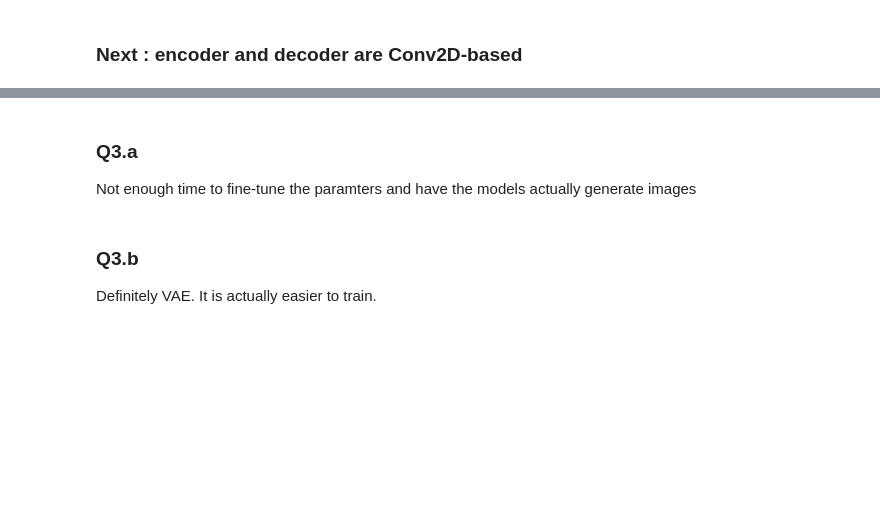
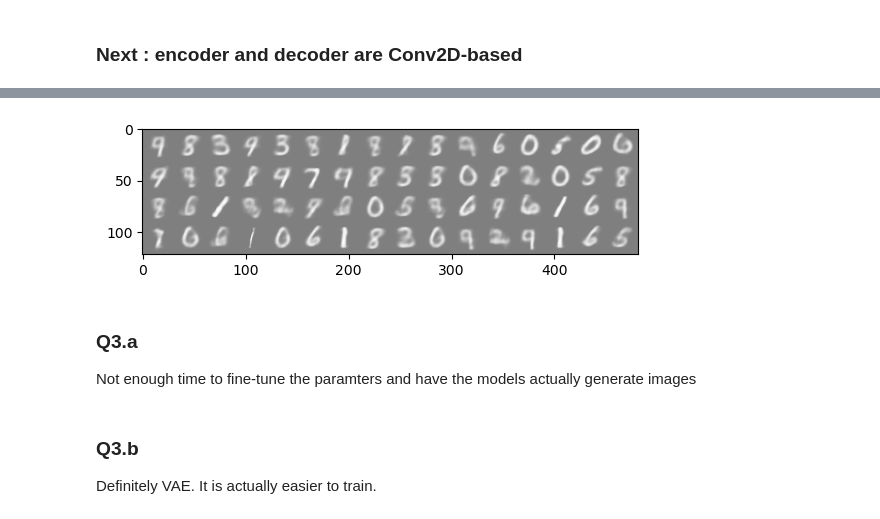
Before and after one commit to BenjaminDeporte/TP_GenAI_MVA_2025_02_25, a Jupyter notebook: notebooks/Deporte_dm2425.ipynb, the cells around one changed output, grey strips where cells are left out. Saved outputs shown, nothing was run; the diff lists cells and outputs as text; code cells hidden in the pictures; blank space fills up the shorter version.

```diff
--- a/notebooks/Deporte_dm2425.ipynb
+++ b/notebooks/Deporte_dm2425.ipynb
@@ -1417,17 +1381,13 @@ class MnistVAE2(nn.Module):
 # %%
-# # check dimensions
-# mvae = MnistVAE2(latent_dim=latent_dim)
+# check dimensions
 
-# x = torch.randn(128, 1, 28, 28) # B (batch size) x 1 x 28 x 28
+mvae = MNIST_VAE_2(latent_dim=latent_dim)
 
-# print(f"input shape = {x.shape}")
+x = torch.randn(128, 1, 28, 28) # B (batch size) x 1 x 28 x 28
+print(f"input shape = {x.shape}")
 
-# x_hat, mu, logvar = mvae(x)
-
-# print(f"outputs shapes : x_hat = {x_hat.size()}, mus = {mu.size()},  logvars = {logvar.size()}")
-
-# print(x_hat.min())
-# print(x_hat.max())
+x_hat, mu, logvar = mvae(x)
+print(f"outputs shapes : x_hat = {x_hat.size()}, mus = {mu.size()},  logvars = {logvar.size()}")
 
 # must be :
 # input shape = torch.Size([128, 1, 28, 28])
@@ -1518,9 +1482,7 @@ def train_MNIST_VAE_BCE(
 
     return total_losses, rec_losses, kl_losses
 # %%
-latent_dim = 16
-mvae = MnistVAE2(latent_dim=latent_dim)
-
-lr = 1e-4
-optimizer_mvae = torch.optim.Adam(mvae.parameters(), lr=lr)
+latent_dim = 2
+mvae = MNIST_VAE_2(latent_dim=latent_dim)
+optimizer_mvae = torch.optim.Adam(mvae.parameters())
 # %%
@@ -1592,7 +1613,7 @@ class MnistVAE_CNN(nn.Module):
 # %%
-latent_dim = 16
-mvae = MnistVAE_CNN(latent_dim=latent_dim)
+latent_dim = 2
+mvae = MNIST_VAE_CNN(latent_dim=latent_dim)
 
-lr = 1e-4
-optimizer_mvae = torch.optim.Adam(mvae.parameters(), lr=lr)
+# lr = 1e-4
+optimizer_mvae = torch.optim.Adam(mvae.parameters()) #, lr=lr)
 # %%
@@ -1607,11 +1647,13 @@ total_losses, rec_losses, kl_losses = train_MNIST_VAE_BCE(
 # %%
 with torch.no_grad():
     z = torch.randn(64, latent_dim)
-    sample = mvae.decoder(z)
+    sample = mvae.decode(z)
 
 s = sample.view(64,1,28,28)
 
 pil_img = imshow(torchvision.utils.make_grid(s.to('cpu'),nrow=16))
+# %% [output]
+[figure, added]
 # %% [markdown]
 ### Q3.a
 
```
Also changed, not shown: parts of 35 cells of this notebook.
